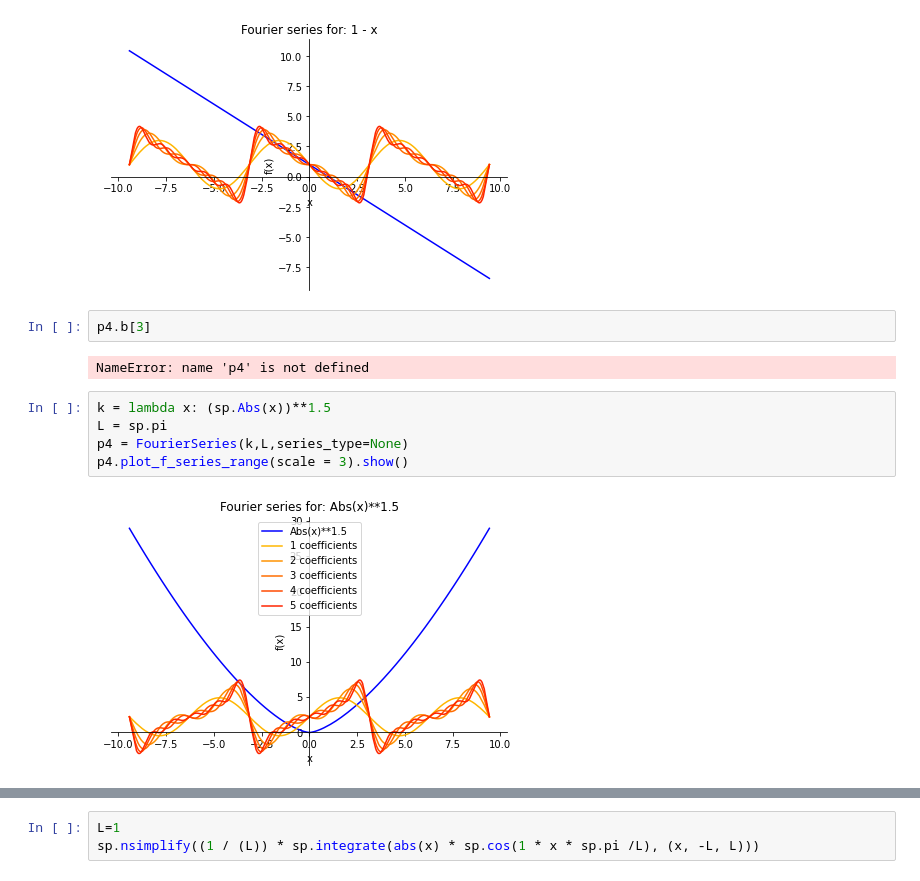
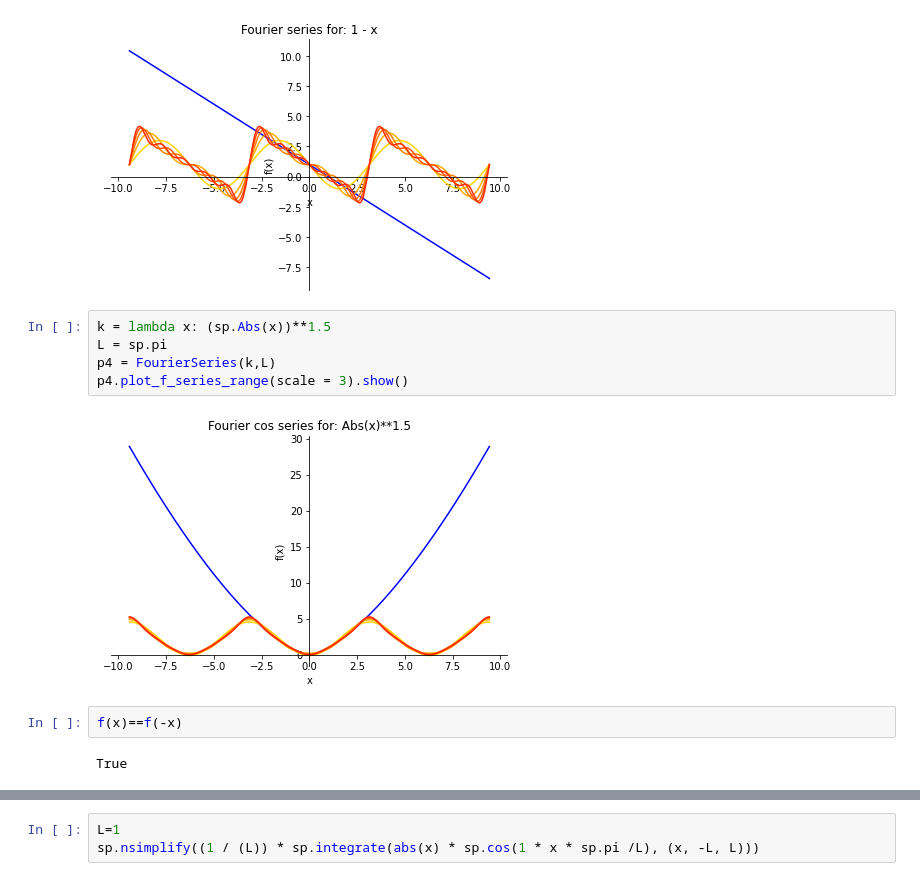
Before and after one commit to miamrodgers/Fourier-Analysis, a Jupyter notebook: HW3.ipynb, the cells around one changed output, grey strips where cells are left out. Saved outputs shown, nothing was run; the diff lists cells and outputs as text.

```diff
--- a/HW3.ipynb
+++ b/HW3.ipynb
@@ -58,17 +79,17 @@ p3 = FourierSeries(h, L)
 p3.plot_f_series_range(scale = 3).show()
 # %% [output]
 [figure]
-# %%
-p4.b[3]
-# %% [output]
-NameError: name 'p4' is not defined
 # %%
 k = lambda x: (sp.Abs(x))**1.5
 L = sp.pi
-p4 = FourierSeries(k,L,series_type=None)
+p4 = FourierSeries(k,L)
 p4.plot_f_series_range(scale = 3).show()
 # %% [output]
-[figure, old version]
+[figure, new version]
+# %%
+f(x)==f(-x)
+# %% [output]
+True
 # %%
 k = lambda x: (sp.Abs(x))**1.5
 L = sp.pi
```
Also changed, not shown: parts of 14 cells of this notebook, 1 other file.
